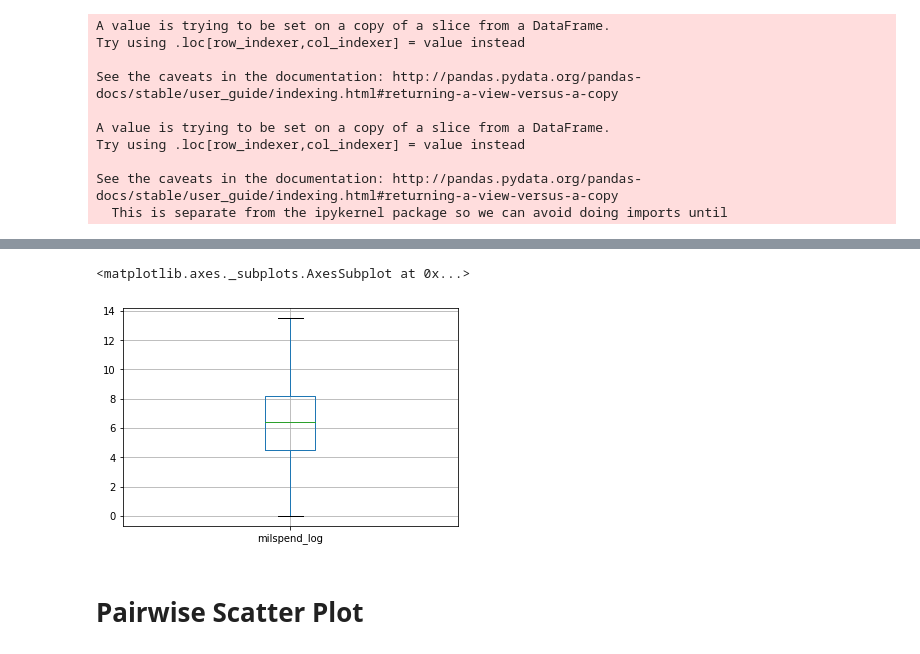
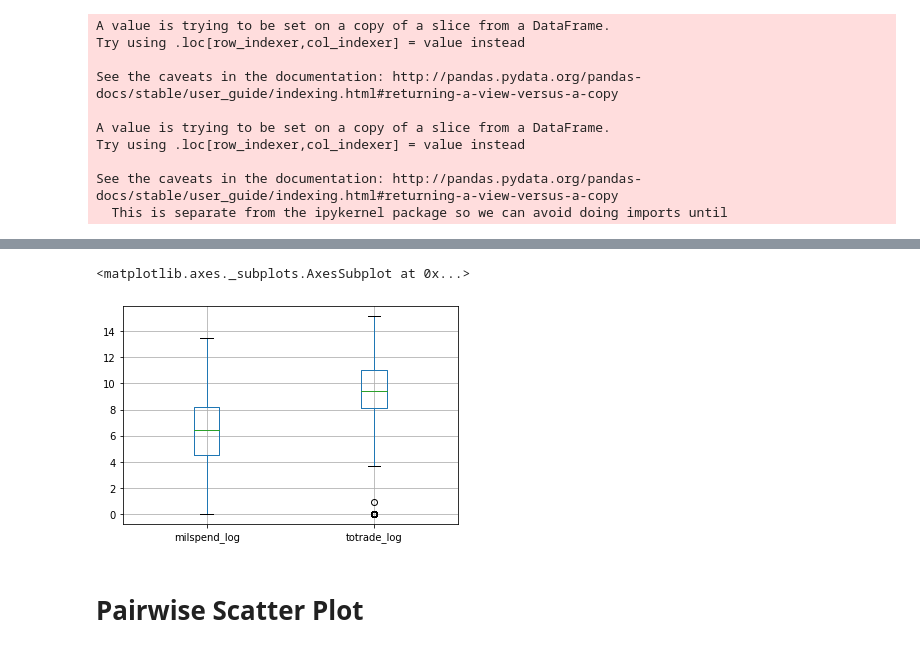
Before and after one commit to PardeeCenter/Python-Skills-Workshop, a Jupyter notebook: Session 3.2 Statistical Analysis with Python.ipynb, the cells around one changed output, grey strips where cells are left out. Saved outputs shown, nothing was run; the diff lists cells and outputs as text; code cells hidden in the pictures.

```diff
--- a/Session 3.2 Statistical Analysis with Python.ipynb
+++ b/Session 3.2 Statistical Analysis with Python.ipynb
@@ -89,3 +95,0 @@ dtype: float64
-# %%
-rival_ols.dropna(inplace=True)
-rival_ols.describe()
@@ -126,0 +120,7 @@ rival_ols["totrade_log"].plot.hist(bins=100)
+# %%
+# log transformation for variables that have extreme values
+rival_ols["totrade_log"]=np.log(1+rival_ols["totrade"])
+rival_ols["milspend_log"]=np.log(1+rival_ols["milspend"])
+
+# Histogram
+rival_ols["totrade_log"].plot.hist(bins=100)
@@ -127,9 +140,9 @@ rival_ols["totrade_log"].plot.hist(bins=100)
 # %%
 # Boxplot
-rival_ols.boxplot(column="milspend_log")
+rival_ols.boxplot(column=["milspend_log","totrade_log"])
 # %% [output]
 <matplotlib.axes._subplots.AxesSubplot at 0x...>
-[figure, old version]
+[figure, new version]
 # %% [markdown]
 # Pairwise Scatter Plot
 # %%
```
Also changed, not shown: parts of 10 cells of this notebook, 3 other files.
